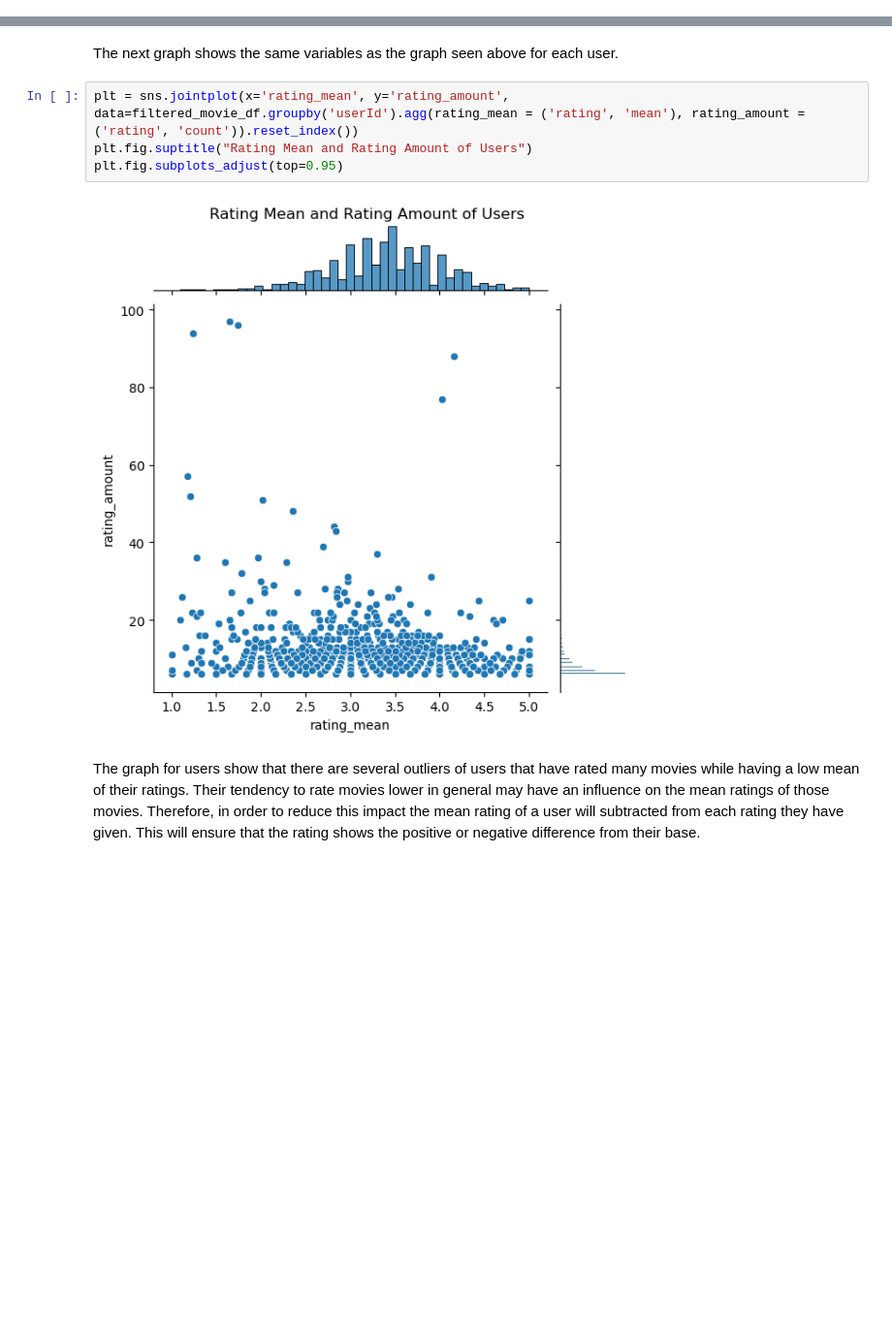
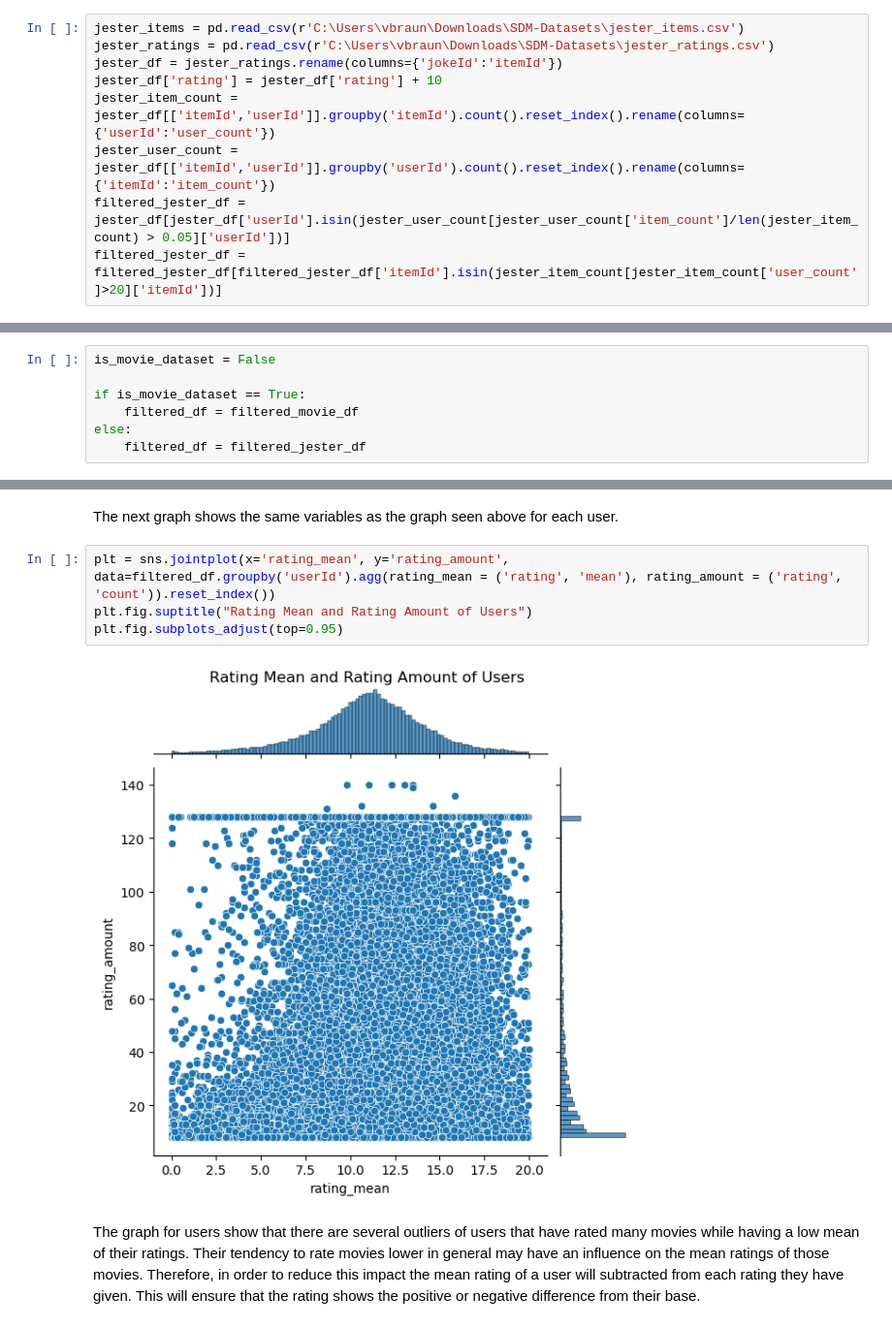
Before and after one commit to ValentijnBraun/RecSys_SDM, a Jupyter notebook: RecSys_Netflix_SVD_ValentijnBraun.ipynb, the cells around one changed output, grey strips where cells are left out. Shown at 97% size. Drawn from its saved outputs; the diff is of its cells as text; blank space fills up the shorter version.

Commit message:
Added the Jester dataset

```diff
--- a/RecSys_Netflix_SVD_ValentijnBraun.ipynb
+++ b/RecSys_Netflix_SVD_ValentijnBraun.ipynb
@@ -104,0 +107,9 @@ Length of dataset: 44209
+# %%
+jester_items = pd.read_csv(r'C:\Users\vbraun\Downloads\SDM-Datasets\jester_items.csv')
+jester_ratings = pd.read_csv(r'C:\Users\vbraun\Downloads\SDM-Datasets\jester_ratings.csv')
+jester_df = jester_ratings.rename(columns={'jokeId':'itemId'})
+jester_df['rating'] = jester_df['rating'] + 10
+jester_item_count = jester_df[['itemId','userId']].groupby('itemId').count().reset_index().rename(columns={'userId':'user_count'})
+jester_user_count = jester_df[['itemId','userId']].groupby('userId').count().reset_index().rename(columns={'itemId':'item_count'})
+filtered_jester_df = jester_df[jester_df['userId'].isin(jester_user_count[jester_user_count['item_count']/len(jester_item_count) > 0.05]['userId'])]
+filtered_jester_df = filtered_jester_df[filtered_jester_df['itemId'].isin(jester_item_count[jester_item_count['user_count']>20]['itemId'])]
@@ -105,3 +118,10 @@ Length of dataset: 44209
+# %%
+is_movie_dataset = False
+
+if is_movie_dataset == True:
+    filtered_df = filtered_movie_df
+else:
+    filtered_df = filtered_jester_df
 # %% [markdown]
 # EDA
 # %%
@@ -158,11 +178,11 @@ Notably, movies with low mean ratings have generally been rated a low number of
 # %% [markdown]
 The next graph shows the same variables as the graph seen above for each user.
 # %%
-plt = sns.jointplot(x='rating_mean', y='rating_amount', data=filtered_movie_df.groupby('userId').agg(rating_mean = ('rating', 'mean'), rating_amount = ('rating', 'count')).reset_index())
+plt = sns.jointplot(x='rating_mean', y='rating_amount', data=filtered_df.groupby('userId').agg(rating_mean = ('rating', 'mean'), rating_amount = ('rating', 'count')).reset_index())
 plt.fig.suptitle("Rating Mean and Rating Amount of Users")
 plt.fig.subplots_adjust(top=0.95)
 # %% [output]
-[figure, old version]
+[figure, new version]
 # %% [markdown]
 The graph for users show that there are several outliers of users that have rated many movies while having a low mean of their ratings. Their tendency to rate movies lower in general may have an influence on the mean ratings of those movies. Therefore, in order to reduce this impact the mean rating of a user will subtracted from each rating they have given. This will ensure that the rating shows the positive or negative difference from their base.
 # %% [markdown]
```
Also changed, not shown: parts of 20 cells of this notebook.
